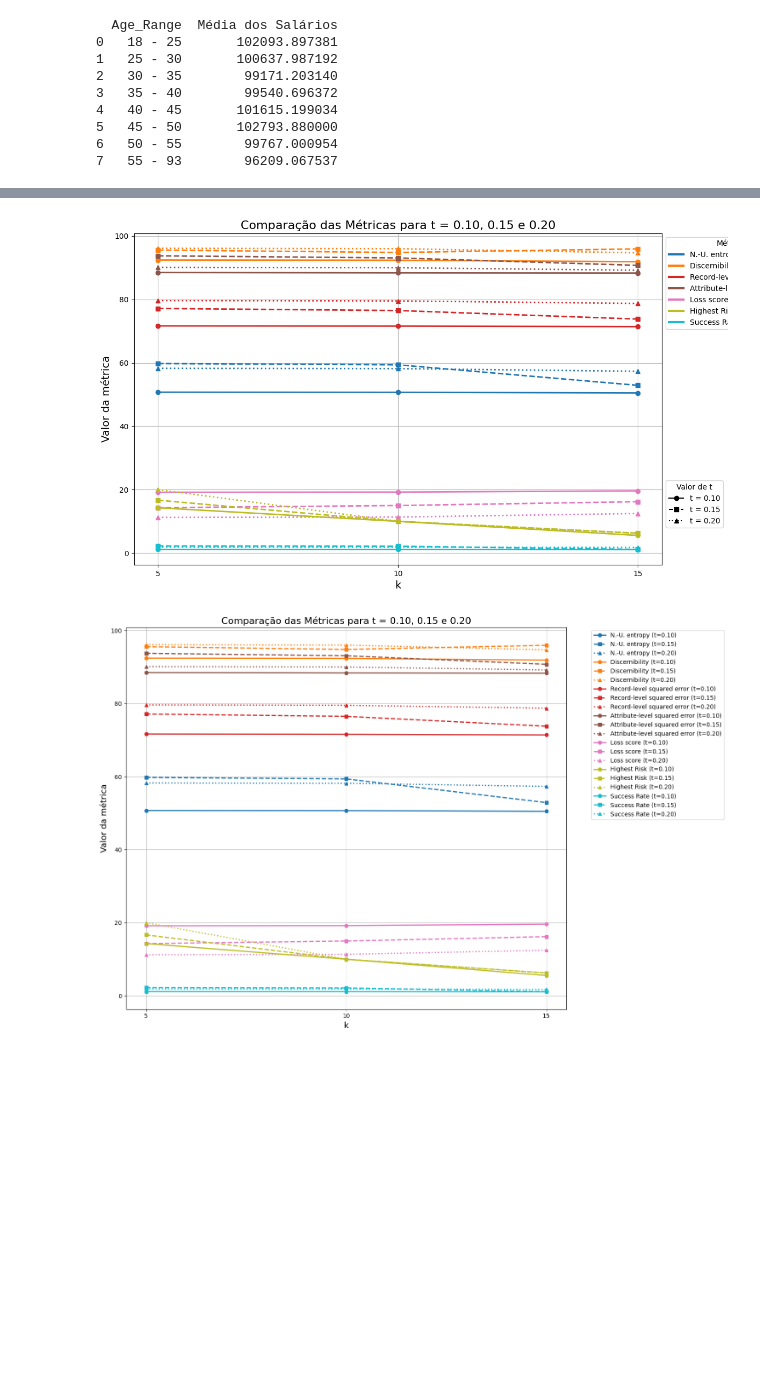
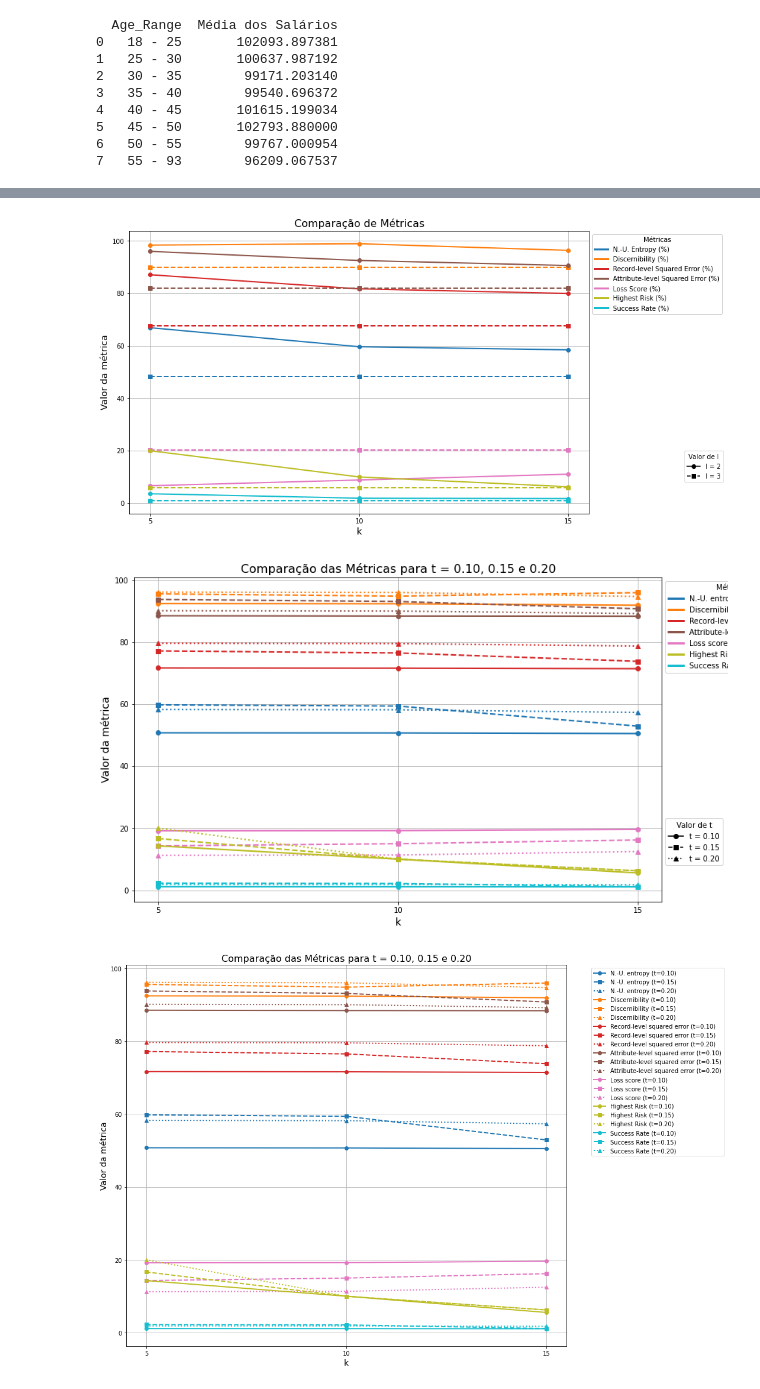
Before and after one commit to matildesimoes/privacidade, a Jupyter notebook: privacidade.ipynb, the cells around one changed output, grey strips where cells are left out. Saved outputs shown, nothing was run; the diff lists cells and outputs as text; code cells hidden in the pictures; blank space fills up the shorter version.

```diff
--- a/privacidade.ipynb
+++ b/privacidade.ipynb
@@ -201,9 +226,53 @@ plt.show()
+# %%
+# Carregar os dados
+df_2 = pd.read_csv("l_results2.csv", delimiter=';')
+df_3 = pd.read_csv("l_results3.csv", delimiter=';')
+
+# Selecionar métricas
+metrics = df_2.columns.drop(['k'])
+
+# Gerar cores únicas para cada métrica
+colors = cm.get_cmap('tab10', len(metrics))
+
+# Estilos de linha por t
+linestyles = {2: 'solid', 3: 'dashed'}
+markers = {2: 'o', 3: 's'}
+
+plt.figure(figsize=(15, 8))  # espaço extra
+
+for i, metric in enumerate(metrics):
+    plt.plot(df_2['k'], df_2[metric], label=f'{metric}',
+             color=colors(i), linestyle=linestyles[2], marker=markers[2],
+             linewidth=2, markersize=6)
+
+    plt.plot(df_3['k'], df_3[metric], color=colors(i),
+             linestyle=linestyles[3], marker=markers[3],
+             linewidth=2, markersize=6)
+
+plt.xticks(df_2['k'])
+plt.title('Comparação de Métricas' , fontsize=16)
+plt.xlabel('k', fontsize=14)
+plt.ylabel('Valor da métrica', fontsize=14)
+plt.grid(True)
+
+# Legendas
+metric_handles = [Line2D([0], [0], color=colors(i), linewidth=3, label=metric) for i, metric in enumerate(metrics)]
+style_handles = [
+    Line2D([0], [0], color='black', linestyle='solid', marker='o', label='l = 2'),
+    Line2D([0], [0], color='black', linestyle='dashed', marker='s', label='l = 3')
+]
+
+legend1 = plt.legend(handles=metric_handles, title="Métricas", loc='upper left', bbox_to_anchor=(1, 1))
+legend2 = plt.legend(handles=style_handles, title="Valor de l", loc='lower left', bbox_to_anchor=(1.2, 0.1))
+plt.gca().add_artist(legend1)
+
+# Em vez de tight_layout, usar subplots_adjust para espaço à direita
+plt.subplots_adjust(right=0.78)  # Aumenta a margem direita
+
+plt.show()
+# %% [output]
+[figure, added]
 # %%
-import pandas as pd
-import matplotlib.pyplot as plt
-import matplotlib.cm as cm
-from matplotlib.lines import Line2D
-
 # Carregar os dados
 df_01 = pd.read_csv("results_01.csv")
 df_015 = pd.read_csv("results_015.csv")
@@ -257,7 +326,7 @@ plt.subplots_adjust(right=0.78)  # reserva espaço para legendas
 
 plt.show()
 # %% [output]
-[figure, old version]
+[figure, new version]
 # %%
 import pandas as pd
 import matplotlib.pyplot as plt
```
Also changed, not shown: parts of 5 cells of this notebook, 4 other files.
